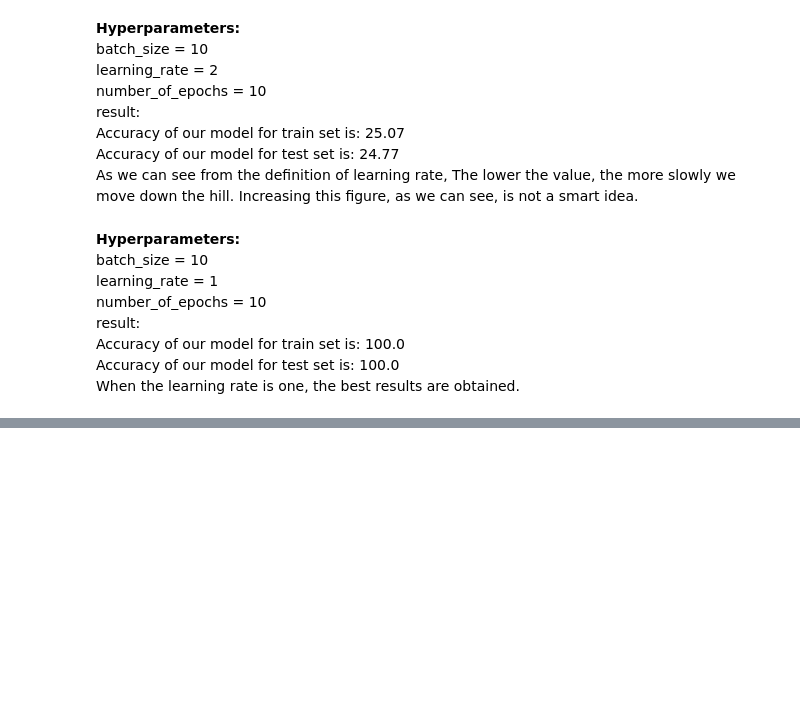
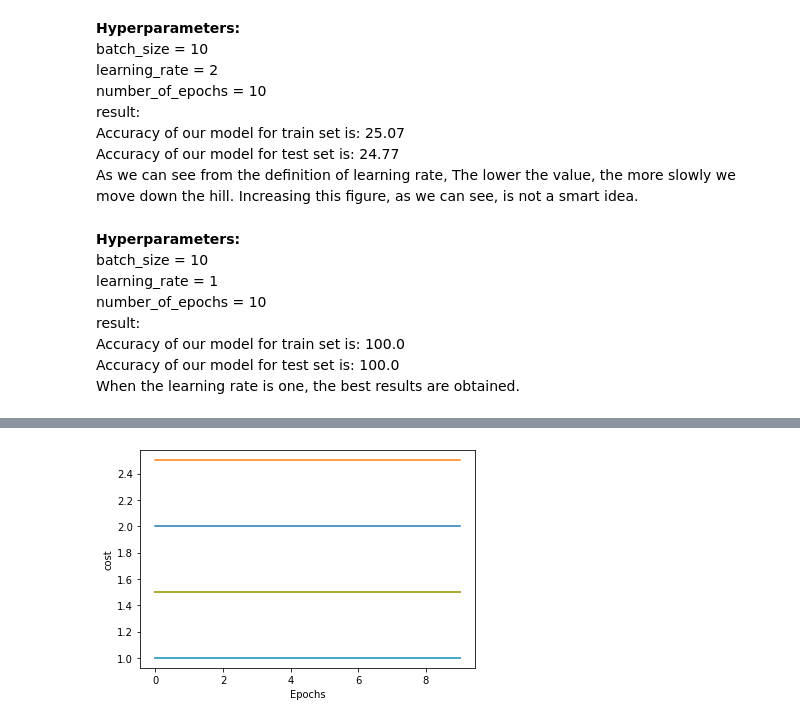
Before and after one commit to narsan/FruitClassificatoin, a Jupyter notebook: FruitClassification.ipynb, the cells around one changed output, grey strips where cells are left out. Drawn from its saved outputs; the diff is of its cells as text; code cells hidden in the pictures; blank space fills up the shorter version.

```diff
--- a/FruitClassification.ipynb
+++ b/FruitClassification.ipynb
@@ -598,0 +605,79 @@ As can be seen from the graphs, a value between 10-15 fits the best.<br>
+# %%
+batch_size = 10
+learning_rate = 4
+number_of_epochs = 10
+average_accuracy = []
+for i in range(10):
+    total_costs = []
+    W, b = initialize()
+    vt_w1 = 0
+    vt_w2 = 0
+    vt_w3 = 0
+    vt_b1 = 0
+    vt_b2 = 0
+    vt_b3 = 0
+    e = math.pow(10 , -7)
+    for i in range(number_of_epochs):
+        np.random.shuffle(train_set)
+        batches = [train_set[x:x + batch_size] for x in range(0, len(train_set), batch_size)]
+        for batch in batches:
+            grad_W1 = np.zeros((150, 102))
+            grad_b1 = np.zeros((150, 1))
+
+            grad_W2 = np.zeros((60, 150))
+            grad_b2 = np.zeros((60, 1))
+
+            grad_W3 = np.zeros((4, 60))
+            grad_b3 = np.zeros((4, 1))
+
+            for image, label in batch:
+                # Forward propagation
+                a1 = feedforward(W[0], image, b[0], 'sigmoid')
+                a2 = feedforward(W[1], a1, b[1], 'sigmoid')
+                a3 = feedforward(W[2], a2, b[2], 'sigmoid')
+
+                z1 = (W[0] @ image) + b[0]
+                z2 = (W[1] @ a1) + b[1]
+                z3 = (W[2] @ a2) + b[2]
+
+                # Output layer
+                grad_W3 += (2 * (a3 - label) * derivative_sigmoid(z3)) @ np.transpose(a2)
+                grad_b3 += 2 * (a3 - label) * derivative_sigmoid(z3)
+
+                # Hidden layer 2
+                grad_a2 = np.zeros((60, 1))
+                grad_a2 += np.transpose(W[2]) @ (2 * (a3 - label) * derivative_sigmoid(z3))
+                grad_W2 += (derivative_sigmoid(z2) * grad_a2) @ np.transpose(a1)
+                grad_b2 += grad_a2 * derivative_sigmoid(z2)
+
+                # Hidden layer 1
+                grad_a1 = np.zeros((150, 1))
+                grad_a1 += np.transpose(W[1]) @ (grad_a2 * derivative_sigmoid(z2))
+                grad_W1 += (grad_a1 * derivative_sigmoid(z1)) @ np.transpose(image)
+                grad_b1 += grad_a1 * derivative_sigmoid(z1)
+
+            W[0] -= ((learning_rate/(np.sqrt(vt_w1+e))) * (grad_W1 / batch_size))
+            W[1] -= ((learning_rate/(np.sqrt(vt_w2+e))) * (grad_W2 / batch_size))
+            W[2] -= ((learning_rate/(np.sqrt(vt_w3+e))) * (grad_W3 / batch_size))
+
+            vt_w1 = vt_w1 + np.power((grad_W1 / batch_size), 2)
+            vt_w2 = vt_w2 + np.power((grad_W2 / batch_size), 2)
+            vt_w3 = vt_w3 + np.power((grad_W3 / batch_size), 2)
+
+            b[0] -= ((learning_rate/(np.sqrt(vt_b1+e))) * (grad_b1 / batch_size))
+            b[1] -= ((learning_rate/(np.sqrt(vt_b2+e))) * (grad_b2 / batch_size))
+            b[2] -= ((learning_rate/(np.sqrt(vt_b3+e))) * (grad_b3 / batch_size))
+
+            vt_b1 = vt_b1 + np.power((grad_b1 / batch_size), 2)
+            vt_b2 = vt_b2 + np.power((grad_b2 / batch_size), 2)
+            vt_b3 = vt_b3 + np.power((grad_b3 / batch_size), 2)
+
+        cost = 0
+        cost_calculator(train_set, W[0], W[1], W[2], b[0], b[1], b[2], cost)
+    epoch_size = [x for x in range(number_of_epochs)]
+    plt.plot(epoch_size, total_costs)
+    plt.xlabel("Epochs")
+    plt.ylabel("cost")
+    average_accuracy.append(calculate_accuracy(train_set, W[0], W[1], W[2], b[0], b[1], b[2], len(train_set)))
+print(f"Average accuracy: {mean(average_accuracy)}")
+# %% [output]
@@ -598,0 +685 @@ As can be seen from the graphs, a value between 10-15 fits the best.<br>
+[figure, added]
```
Also changed, not shown: parts of 11 cells of this notebook.
